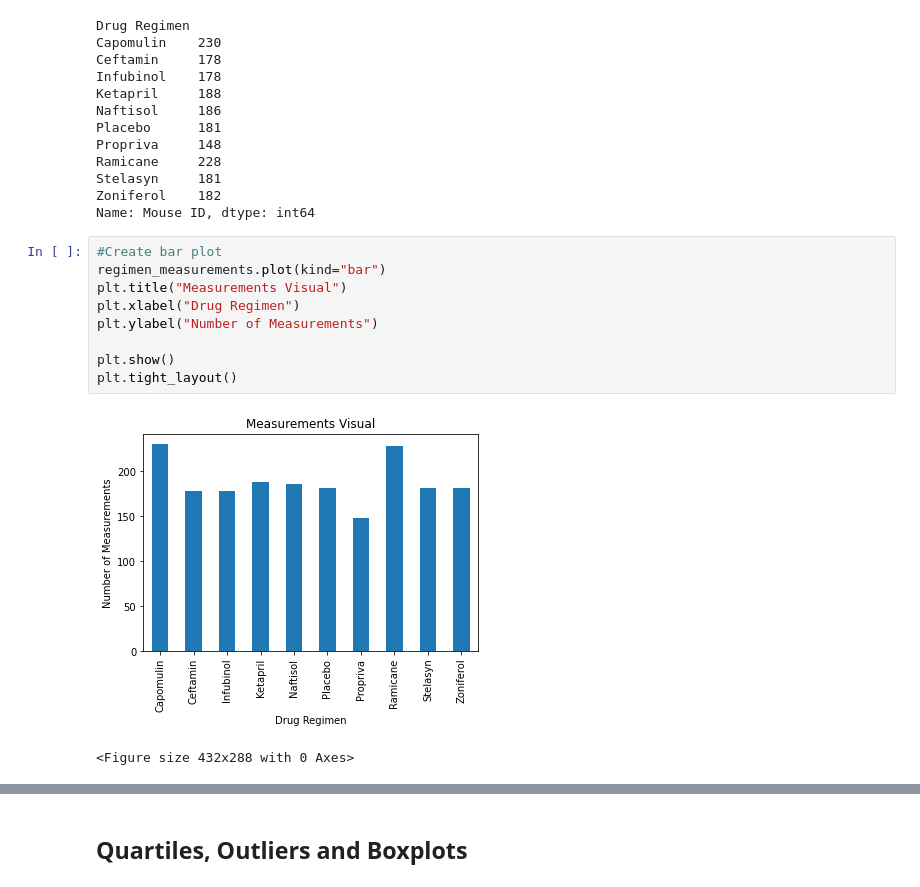
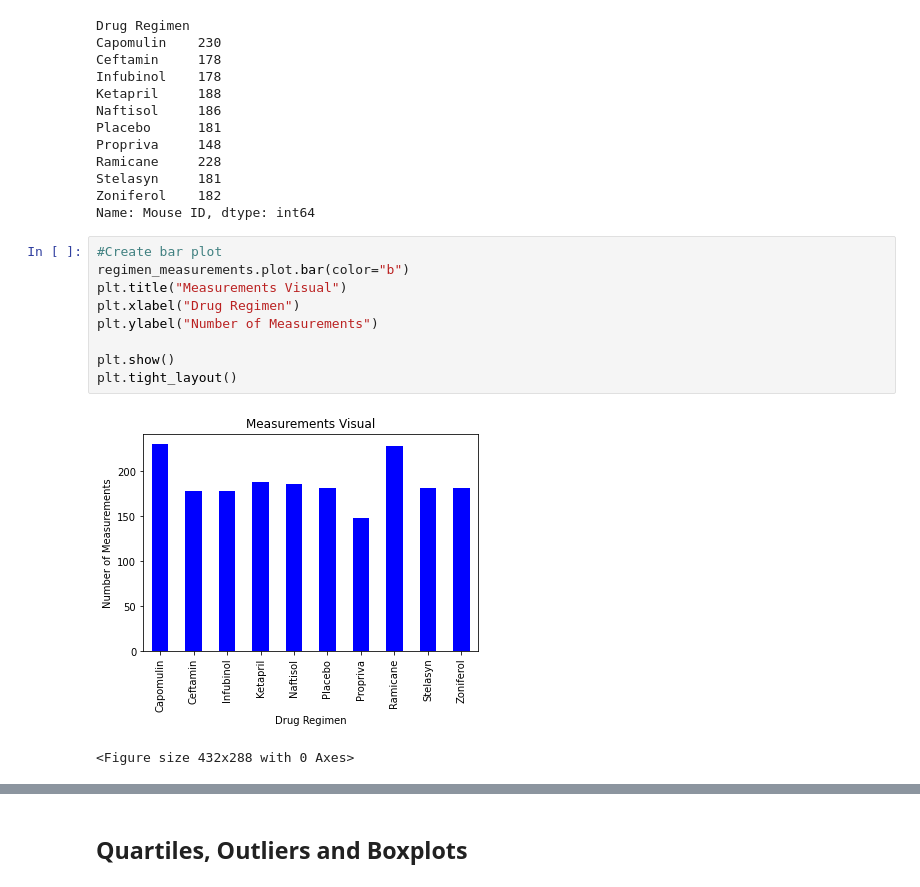
Before and after one commit to elysesulkey/matplotlib-challenge, a Jupyter notebook: Pymaceuticals.ipynb, the cells around one changed output, grey strips where cells are left out. Cells and saved outputs as stored; diff of their text form.

```diff
--- a/Pymaceuticals.ipynb
+++ b/Pymaceuticals.ipynb
@@ -135,15 +135,15 @@ Zoniferol    182
 Name: Mouse ID, dtype: int64
 # %%
 #Create bar plot
-regimen_measurements.plot(kind="bar")
+regimen_measurements.plot.bar(color="b")
 plt.title("Measurements Visual")
 plt.xlabel("Drug Regimen")
 plt.ylabel("Number of Measurements")
 
 plt.show()
 plt.tight_layout()
 # %% [output]
-[figure, old version]
+[figure, new version]
 <Figure size 432x288 with 0 Axes>
 # %%
 # Generate a bar plot showing the total number of measurements taken on each drug regimen using pyplot.
```
Also changed, not shown: parts of 4 cells of this notebook.
